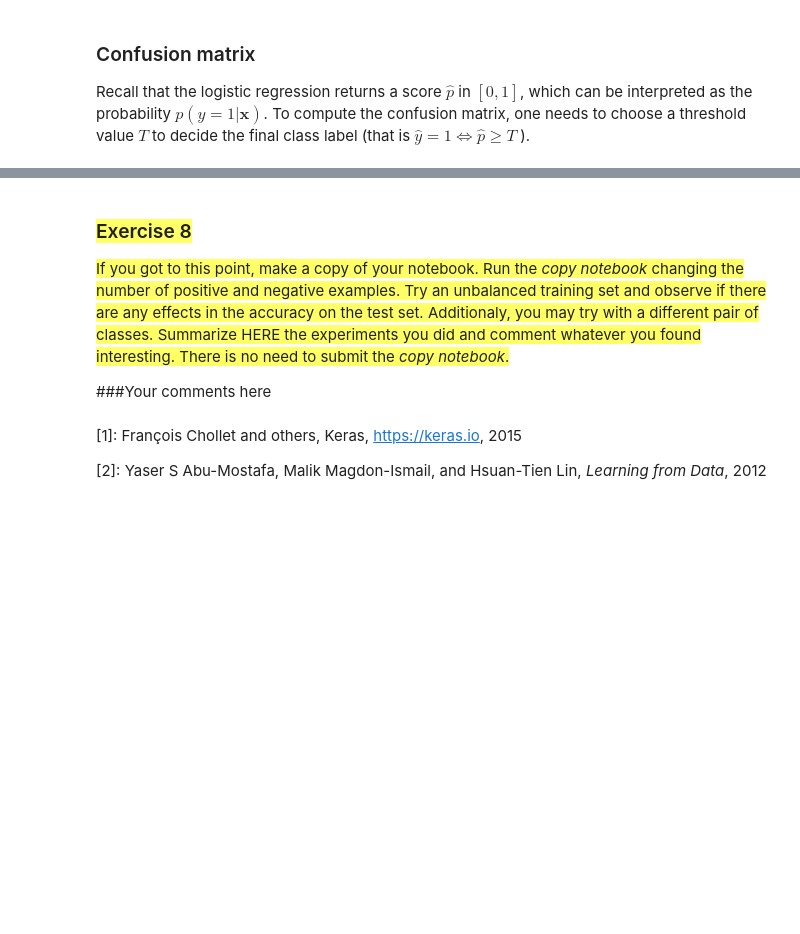
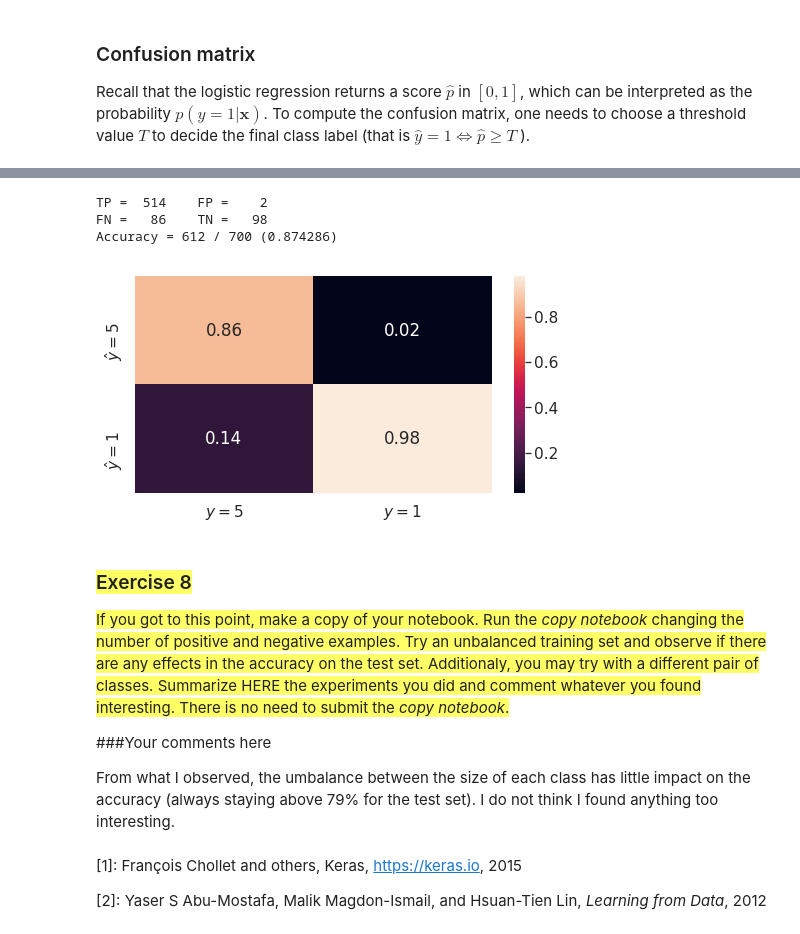
Before and after one commit to MLaurentys/NinthSemester, a Jupyter notebook: MAC0460/pe04/ep04_logreg.ipynb, the cells around one changed output, grey strips where cells are left out. Saved outputs shown, nothing was run; the diff lists cells and outputs as text; code cells hidden in the pictures; blank space fills up the shorter version.

```diff
--- a/MAC0460/pe04/ep04_logreg.ipynb
+++ b/MAC0460/pe04/ep04_logreg.ipynb
@@ -598,11 +668,27 @@ Accuracy = 335 / 400 (0.837500)
 # %%
 ### Your code for confusion matrix plotting (for the test set)
+import seaborn as sn
+import pandas as pd
+
+threshold = 0.85
+
+p_hat = predict_logistic(X_test, w_logistic)
+y_hat = np.where(p_hat >= threshold, 1, -1)
+
+plot_confusion_matrix(y_test, y_hat)
+# %% [output]
+TP =  514    FP =    2
+FN =   86    TN =   98
+Accuracy = 612 / 700 (0.874286)
+[figure, added]
 # %% [markdown]
 ### <font style="background-color: #ffff66;">Exercise 8</font>
 <font style="background-color: #ffff66;">If you got to this point, make a copy of your notebook.
 Run the <i>copy notebook</i> changing the number of positive and negative examples. Try an unbalanced training set and observe if there are any effects in the accuracy on the test set. Additionaly, you may try with a different pair of classes. Summarize HERE the experiments you did and comment whatever you found interesting. There is no need to submit the <i>copy notebook</i>.</font>
 
 ###Your comments here
+
+From what I observed, the umbalance between the size of each class has little impact on the accuracy (always staying above 79% for the test set). I do not think I found anything too interesting.
 # %% [markdown]
 [1]: François Chollet and others, Keras, https://keras.io, 2015
 
```
Also changed, not shown: parts of 15 cells of this notebook.
